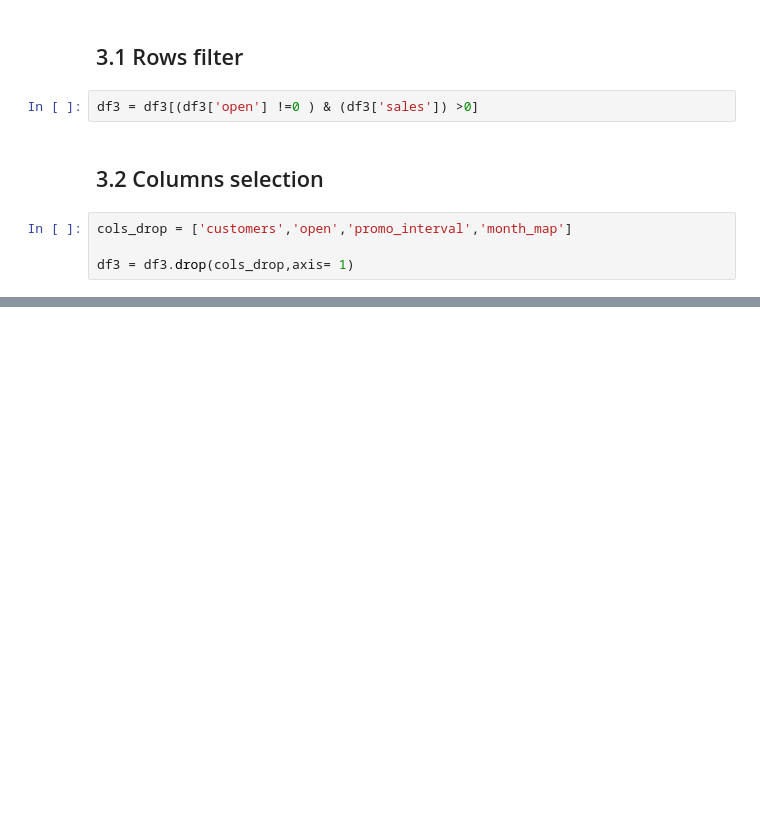
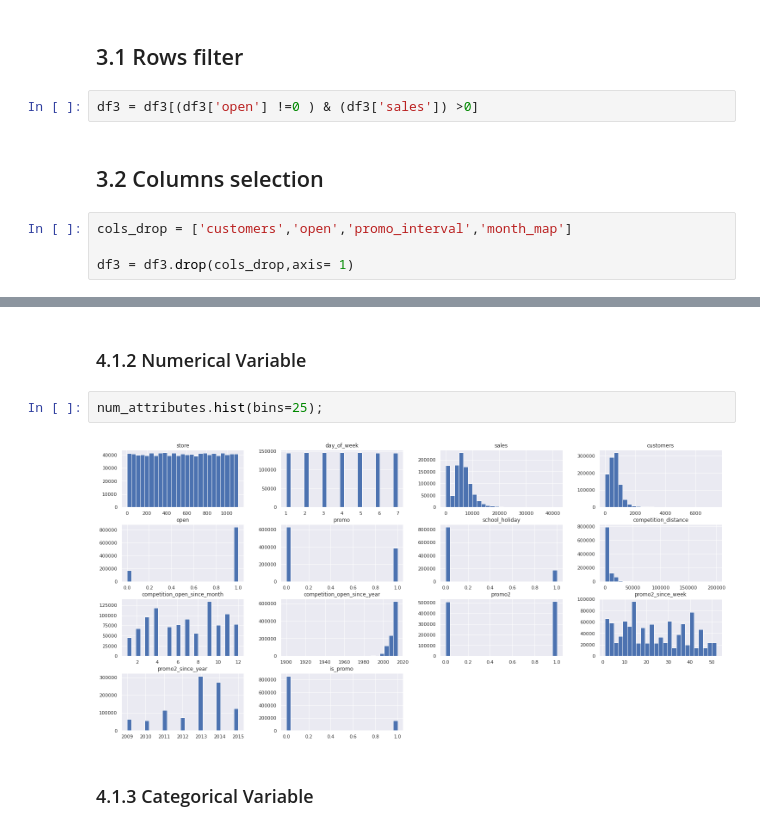
Before and after one commit to leon-amador/Rossman_sales, a Jupyter notebook: Rossman_sales_notebook.ipynb, the cells around one changed output, grey strips where cells are left out. Drawn from its saved outputs; the diff is of its cells as text; blank space fills up the shorter version.

```diff
--- a/Rossman_sales_notebook.ipynb
+++ b/Rossman_sales_notebook.ipynb
@@ -471,0 +459,8 @@ Index(['store', 'day_of_week', 'date', 'sales', 'promo', 'state_holiday',
+# %% [markdown]
+### 4.1.2 Numerical Variable
+# %%
+num_attributes.hist(bins=25);
+# %% [output]
+[figure, added]
+# %% [markdown]
+### 4.1.3 Categorical Variable
```
Also changed, not shown: parts of 34 cells of this notebook.
